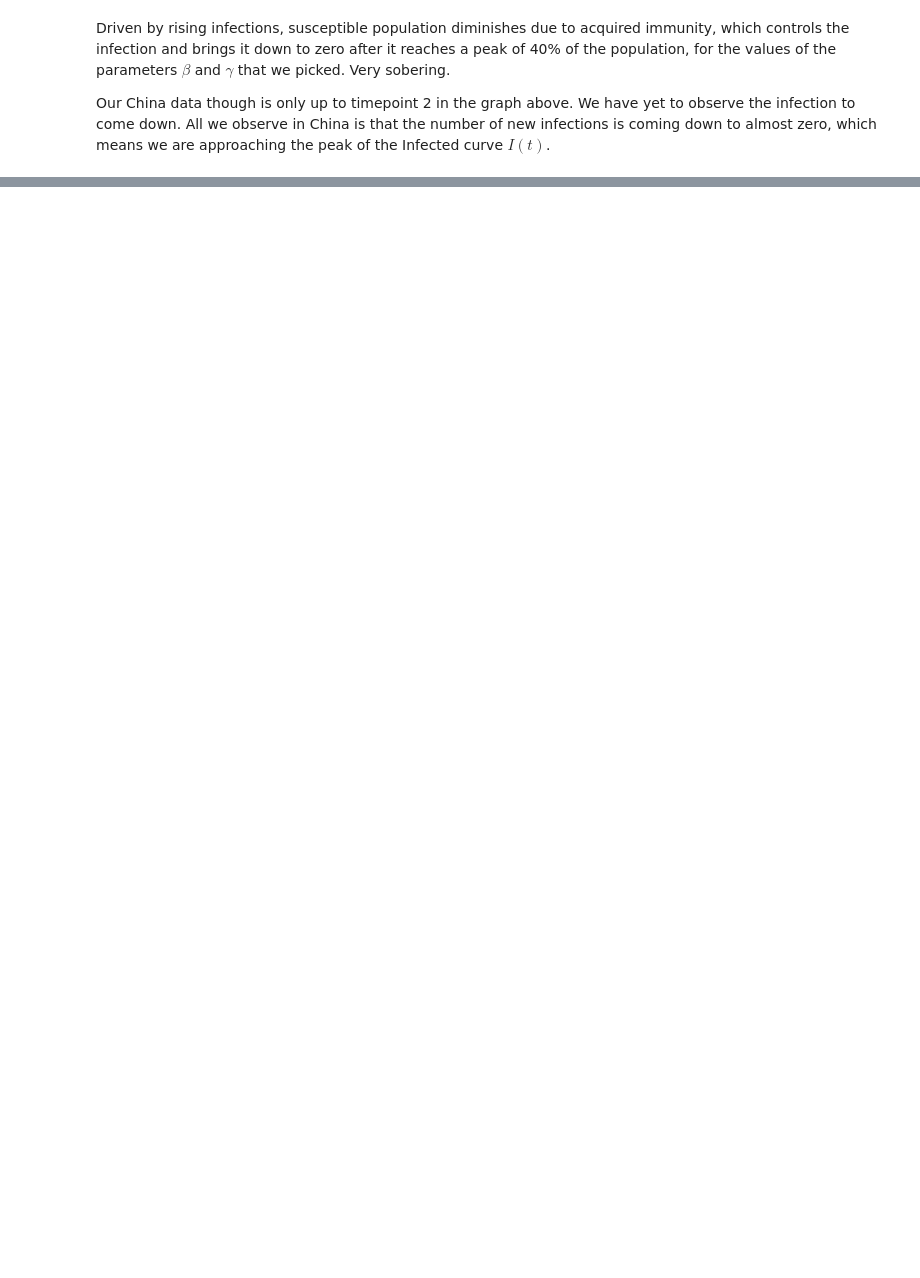
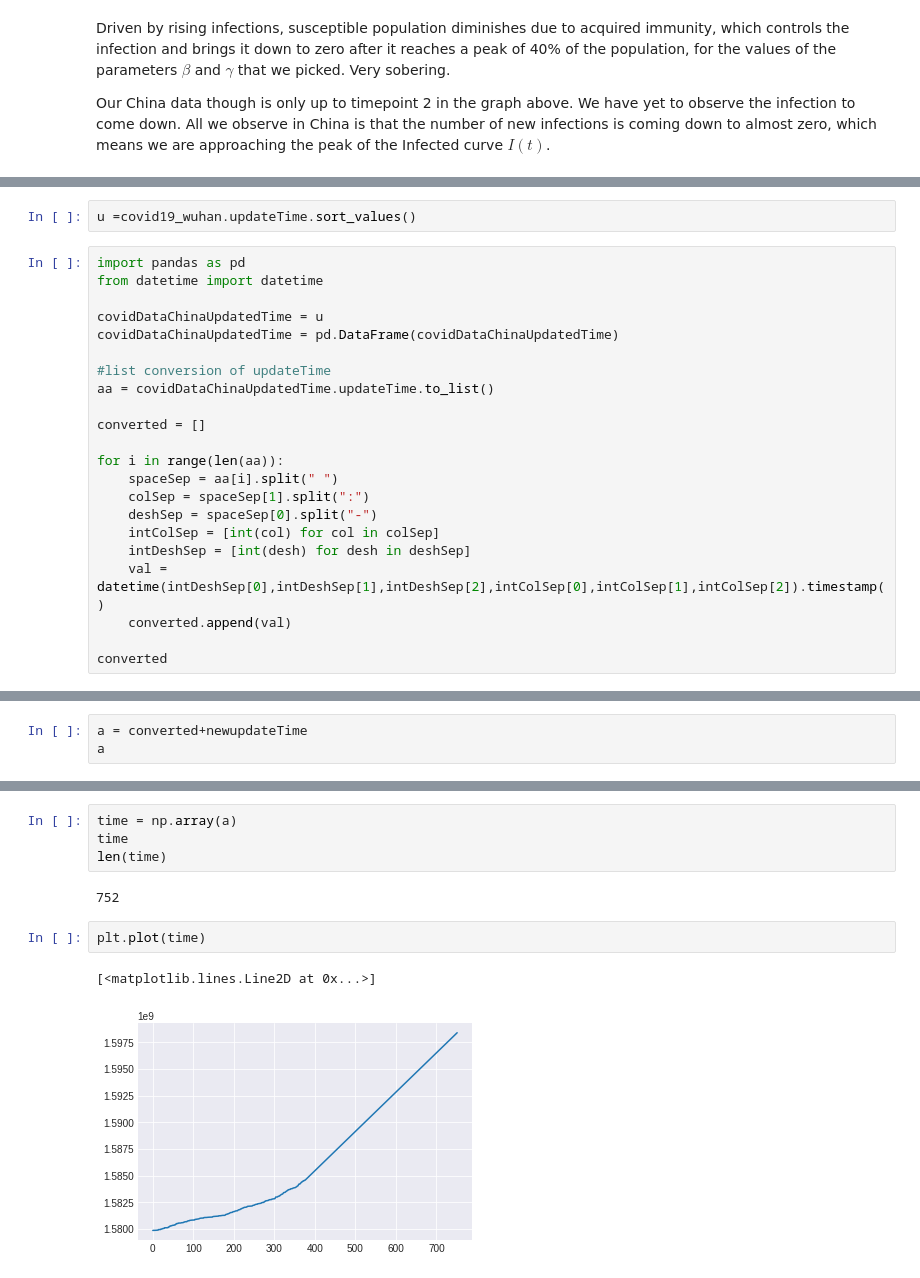
Before and after one commit to adharangaonkar/COVID19_DataModel, a Jupyter notebook: COVID19_R0.ipynb, the cells around one changed output, grey strips where cells are left out. Saved outputs shown, nothing was run; the diff lists cells and outputs as text; blank space fills up the shorter version.

```diff
--- a/COVID19_R0.ipynb
+++ b/COVID19_R0.ipynb
@@ -481,0 +652,24 @@ Our China data though is only up to timepoint 2 in the graph above. We have yet
+# %%
+u =covid19_wuhan.updateTime.sort_values()
+# %%
+import pandas as pd
+from datetime import datetime
+
+covidDataChinaUpdatedTime = u
+covidDataChinaUpdatedTime = pd.DataFrame(covidDataChinaUpdatedTime)
+
+#list conversion of updateTime
+aa = covidDataChinaUpdatedTime.updateTime.to_list()
+
+converted = []
+
+for i in range(len(aa)):
+    spaceSep = aa[i].split(" ")
+    colSep = spaceSep[1].split(":")
+    deshSep = spaceSep[0].split("-")
+    intColSep = [int(col) for col in colSep]
+    intDeshSep = [int(desh) for desh in deshSep]
+    val = datetime(intDeshSep[0],intDeshSep[1],intDeshSep[2],intColSep[0],intColSep[1],intColSep[2]).timestamp()
+    converted.append(val)
+
+converted
@@ -481,0 +705,3 @@ Our China data though is only up to timepoint 2 in the graph above. We have yet
+# %%
+a = converted+newupdateTime
+a
@@ -481,0 +726,11 @@ Our China data though is only up to timepoint 2 in the graph above. We have yet
+# %%
+time = np.array(a)
+time
+len(time)
+# %% [output]
+752
+# %%
+plt.plot(time)
+# %% [output]
+[<matplotlib.lines.Line2D at 0x...>]
+[figure, added]
```
Also changed, not shown: parts of 70 cells of this notebook.
